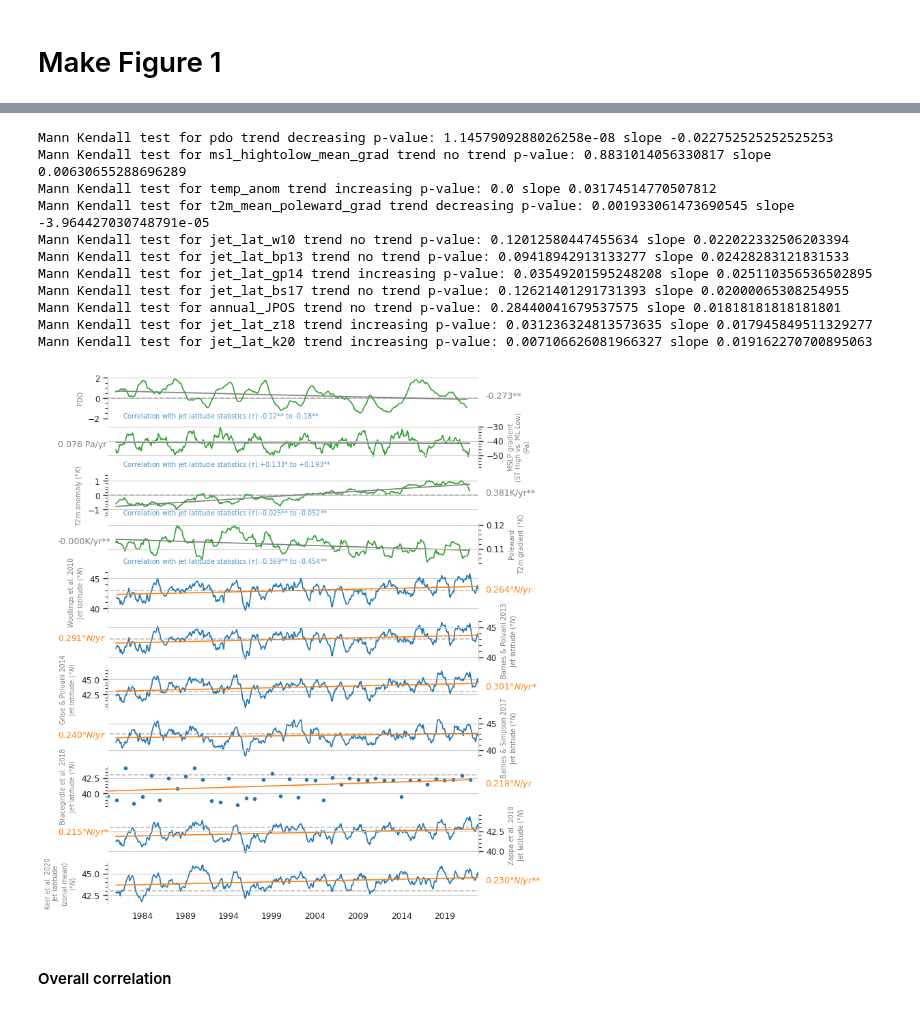
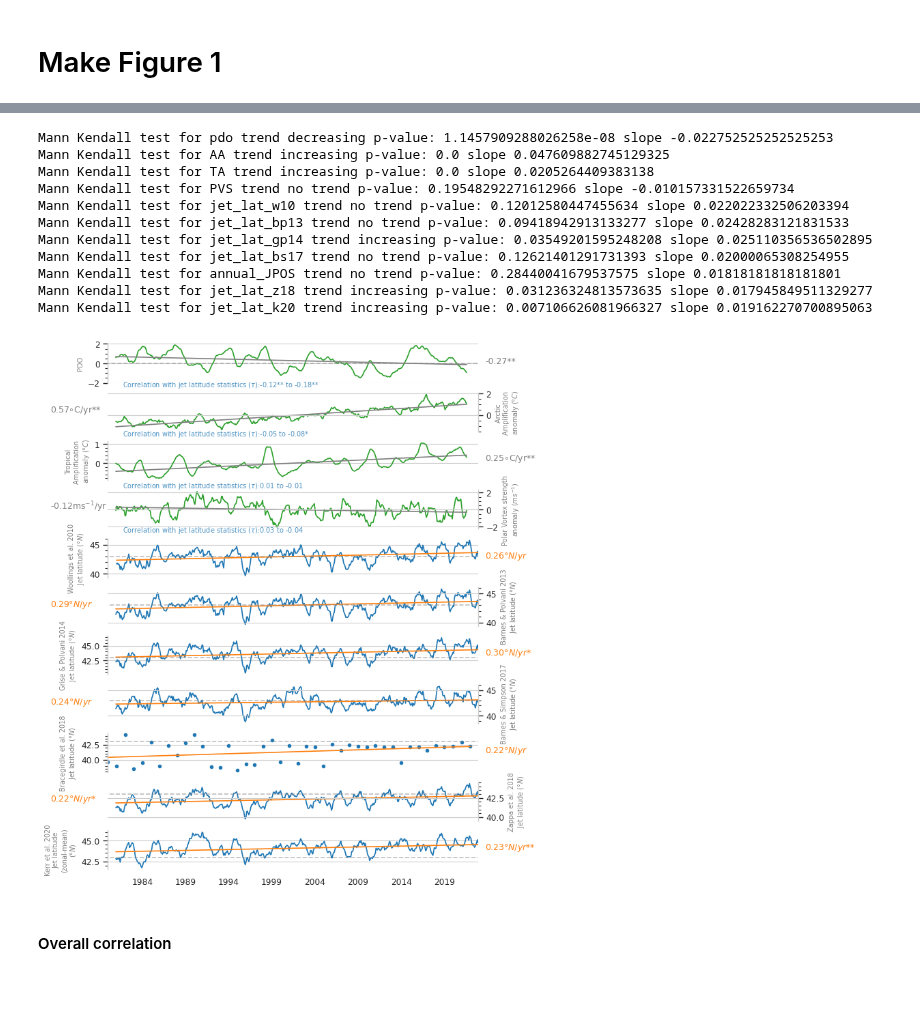
Before and after one commit to Thomasjkeel/uncertainty-in-npac-jet-shift, a Jupyter notebook: Figure_1.ipynb, the cells around one changed output, grey strips where cells are left out. Drawn from its saved outputs; the diff is of its cells as text; code cells hidden in the pictures.

```diff
--- a/Figure_1.ipynb
+++ b/Figure_1.ipynb
@@ -240,2 +104,4 @@ Wall time: 2.91 s
+# %%
+PVS_data_mean = PVS_data.mean(('longitude', 'latitude', 'level'))
 # %% [markdown]
 # Make Figure 1
@@ -259,8 +108,9 @@ clim_data
 # %%
-clim_data = pd.concat([PDO_data, npac_mslp['msl_hightolow_mean_grad'].to_dataframe()], axis=1)
-clim_data = clim_data.join(npac_t2m_mean.to_dataframe())
-clim_data['temp_anom'] = (npac_t2m_mean.groupby('time.dayofyear') - npac_t2m_mean.groupby('time.dayofyear').mean('time')).to_dataframe()['t2m']
-clim_data = clim_data.join(npac_temp['t2m_mean_poleward_grad'].to_dataframe())
+## merge all climatological data to jet statistic data
+clim_data = PDO_data
+clim_data['AA'] =  (AA_data_mean.groupby('time.dayofyear') - AA_data_mean.groupby('time.dayofyear').mean('time')).to_dataframe()['t'] # AA_data_mean['t'].to_dataframe()['t']
+clim_data['TA'] =  (TA_data_mean.groupby('time.dayofyear') - TA_data_mean.groupby('time.dayofyear').mean('time')).to_dataframe()['t'] # TA_data_mean['t'].to_dataframe()['t']
+clim_data['PVS'] =  (PVS_data_mean.groupby('time.dayofyear') - PVS_data_mean.groupby('time.dayofyear').mean('time')).to_dataframe()['u'] # PVS_data_mean['u'].to_dataframe()['u']
 all_data = pd.concat([clim_data, metric_data], axis=1)
 # %%
 def get_linear_reg_slope(data, col_name):
@@ -295,0 +152,9 @@ kendall_corr_set = kendall_corr_set[kendall_corr_set != 1]
+# %%
+all_kendall_corr = {}
+for clim_col in ['pdo', 'AA', 'TA', 'PVS']:
+    for jet_lat in ['w10', 'bp13', 'gp14', 'bs17', 'z18', 'k20']:
+        tau, p = kendalltau(all_data_1m_resampled[clim_col], all_data_1m_resampled[f'jet_lat_{jet_lat}'], nan_policy='omit')
+        all_kendall_corr[f"{clim_col}_{jet_lat}"] = [tau, p]
+# %%
+all_kendall_corr_df = pd.DataFrame(all_kendall_corr).T
+all_kendall_corr_df.columns = ['tau', 'pval']
@@ -303,11 +179,11 @@ fig, axes = plt.subplots(11, 1, figsize=(7, 10), sharex=True, \
 # all_data_rolling = all_data.rolling(window=365).mean()
 # all_data_rolling_missing_vals = all_data.rolling(window=365, min_periods=8).mean()
 # all_data_rolling['temp_anom'] = (all_data_rolling['t2m'] - all_data_rolling['t2m'].mean())
-cols_to_plot = ['pdo', 'msl_hightolow_mean_grad', 'temp_anom', 't2m_mean_poleward_grad',\
+cols_to_plot = ['pdo', 'AA', 'TA', 'PVS',\
                 'jet_lat_w10', 'jet_lat_bp13', 'jet_lat_gp14', 'jet_lat_bs17',\
                 'annual_JPOS', 'jet_lat_z18', 'jet_lat_k20'] #'jet_lat_bp15',
 
-ylabels = ["PDO", "MSLP gradient\n(ST High vs. ML Low)\n(Pa)", "T2m anomaly (${\degree K}$)", "Poleward\nT2m gradient (${\degree K}$)",\
+ylabels = ["PDO", "Arctic \nAmplification \nanomaly (${\degree C}$)", "Tropical \nAmplification \nanomaly (${\degree C}$)", "Polar Vortex strength \nanomaly ($ms^{-1}$)",\
            "Woollings et al. 2010\nJet latitude (${\degree N}$)",\
            "Barnes & Polvani 2013\nJet latitude (${\degree N}$)",\
            "Grise & Polvani 2014\nJet latitude (${\degree N}$)",\
@@ -316,25 +192,20 @@ ylabels = ["PDO", "MSLP gradient\n(ST High vs. ML Low)\n(Pa)", "T2m anomaly (${\
            "Zappa et al. 2018\nJet latitude (${\degree N}$)",\
           "Kerr et al. 2020\nJet latitude\n(zonal-mean)\n(${\degree N}$)"]
 
-slope_units = ["", " Pa/yr", "K/yr", "K/yr"]
+slope_units = ["", "${\circ}$C/yr", "${\circ}$C/yr", "ms$^{-1}$/yr"]
 
 all_data_1m_resampled['pdo'].rolling(window=WINDOW_SIZE).mean().plot(ax=axes[0], c='C2')
 axes[0].set_ylim(-2, 2)
 axes[0].hlines(0, 100, 648, alpha=.5, color='grey', linestyle='--')
-all_data_1m_resampled['msl_hightolow_mean_grad'].rolling(window=WINDOW_SIZE).mean().plot(ax=axes[1], c='C2')
-axes[1].set_ylim(-58, -30)
-all_data_1m_resampled['temp_anom'].rolling(window=WINDOW_SIZE).mean().plot(ax=axes[2], c='C2')
-axes[2].set_ylim(-1.4, 1.4)
-axes[2].hlines(0, 100, 648, alpha=.5, color='grey', linestyle='--')
-all_data_1m_resampled['t2m_mean_poleward_grad'].rolling(window=WINDOW_SIZE).mean().plot(ax=axes[3], c='C2')
+all_data_1m_resampled['AA'].rolling(window=WINDOW_SIZE).mean().plot(ax=axes[1], c='C2')
+all_data_1m_resampled['TA'].rolling(window=WINDOW_SIZE).mean().plot(ax=axes[2], c='C2')
+all_data_1m_resampled['PVS'].rolling(window=WINDOW_SIZE).mean().plot(ax=axes[3], c='C2')
 all_data_1m_resampled['jet_lat_w10'].rolling(window=WINDOW_SIZE).mean().plot(ax=axes[4], c="C0")
 all_data_1m_resampled['jet_lat_bp13'].rolling(window=WINDOW_SIZE).mean().plot(ax=axes[5], c="C0")
-# all_data_1m_resampled['jet_lat_bp15'].rolling(window=WINDOW_SIZE).mean().plot(ax=axes[6], c="C0")
 all_data_1m_resampled['jet_lat_gp14'].rolling(window=WINDOW_SIZE).mean().plot(ax=axes[6], c="C0")
 all_data_1m_resampled['jet_lat_bs17'].rolling(window=WINDOW_SIZE).mean().plot(ax=axes[7], c="C0")
 all_data_1m_resampled['annual_JPOS'].plot(ax=axes[8], marker='o', markersize=3, c="C0")
 all_data_1m_resampled['jet_lat_z18'].rolling(window=WINDOW_SIZE).mean().plot(ax=axes[9], c="C0")
-# axes[10].set_ylim(26, 42)
 all_data_1m_resampled['jet_lat_k20'].rolling(window=WINDOW_SIZE).mean().plot(ax=axes[10], c="C0")
 
 counter = 0
@@ -366,7 +237,7 @@ for ax, col_name, ylabel in zip(axes, cols_to_plot, ylabels):
     if col_name == "annual_JPOS":
         color_to_use = 'C1'
         lin_reg_line = get_linear_reg_slope(pd.DataFrame(all_data_1m_resampled[col_name]), col_name)
-        lin_reg_line.index = lin_reg_line.index + pd.DateOffset(months=11)
+        lin_reg_line.index = lin_reg_line.index + pd.DateOffset(months=12)
         lin_reg_line.plot(ax=ax, c=color_to_use, legend=False)
     elif col_name in cols_to_plot[:4]:
         color_to_use = 'C7'
@@ -401,52 +272,60 @@ for ax, col_name, ylabel in zip(axes, cols_to_plot, ylabels):
     slope_by_year = mktest.slope*12
     if counter % 2 == 1:
         ymin, ymax = twin_ax.get_ylim()
-        twin_ax.text(s=f"{slope_by_year:.3f}{slope_label}", x=twin_ax.get_xlim()[0]-70, y=(ymin + ymax)/2, fontsize=9, c=color_to_use)
+        twin_ax.text(s=f"{slope_by_year:.2f}{slope_label}", x=twin_ax.get_xlim()[0]-80, y=(ymin + ymax)/2, fontsize=9, c=color_to_use)
     else:
         ymin, ymax = ax.get_ylim()
-        ax.text(s=f"{slope_by_year:.3f}{slope_label}", x=ax.get_xlim()[-1]+10, y=(ymin + ymax)/2, fontsize=9, c=color_to_use)
+        ax.text(s=f"{slope_by_year:.2f}{slope_label}", x=ax.get_xlim()[-1]+10, y=(ymin + ymax)/2, fontsize=9, c=color_to_use)
 
     ax.grid(axis='x')
     ax.minorticks_on()
     ax.tick_params(axis='y',which='major', left=True)
     ax.tick_params(axis='y',which='minor', left=True)
     counter += 1
 
 for n in range(0, 4):
     xmin, xmax = axes[n].get_xlim()
     ymin, ymax = axes[n].get_ylim()
-    tau_min, tau_max = round(kendall_corr_set[cols_to_plot[n]].iloc[5:].min(), 3), round(kendall_corr_set[cols_to_plot[n]].iloc[5:].max(), 3)
+    tau_pval_col = all_kendall_corr_df[all_kendall_corr_df.index.str.startswith(cols_to_plot[n])]
+    tau_min, tau_min_pval = tau_pval_col['tau'].min(), tau_pval_col.iloc[tau_pval_col['tau'].argmin()]['pval']
+    tau_max, tau_max_pval = tau_pval_col['tau'].max(), tau_pval_col.iloc[tau_pval_col['tau'].argmax()]['pval']
+    min_asterix, max_asterix = "", ""
+    if tau_min_pval < 0.05:
+        min_asterix += "*"
+    if tau_min_pval < 0.01:
+        min_asterix += "*"
+    if tau_max_pval < 0.05:
+        max_asterix += "*"
+    if tau_max_pval < 0.01:
+        max_asterix += "*"
     if abs(tau_min) > abs(tau_max):
-        axes[n].text(s="Correlation with jet latitude statistics "+r"($\tau$):"+f"{tau_max}** to {tau_min}**", x=xmin+20, y=ymin-(abs(ymin)//10), fontsize=7, c='C0', alpha=.8)
+        axes[n].text(s="Correlation with jet latitude statistics "+r"($\tau$):"+f"{tau_max:.2f}{max_asterix} to {tau_min:.2f}{min_asterix}", x=xmin+20, y=ymin-.4, fontsize=7, c='C0', alpha=.8)
     else:
-        asterixs = "**"
-        if n == 1:
-            asterixs = "*"
-        axes[n].text(s="Correlation with jet latitude statistics "+r"($\tau$):"+f"+{tau_min}{asterixs} to +{tau_max}**", x=xmin+20, y=ymin, fontsize=7, c='C0', alpha=.8)
+        axes[n].text(s="Correlation with jet latitude statistics "+r"($\tau$):"+f"+{tau_min:.2f}{min_asterix} to +{tau_max:.2f}{max_asterix}", x=xmin+20, y=ymin-.4, fontsize=7, c='C0', alpha=.8)
 
 for n in range(4, 11):
     if n % 2 != 1:
         axes[n].hlines(43, 0, 680, color='gray', alpha=0.5, linestyle='--')
 
 # for ax in axes:
 #     ax.set_xlim(134, 628)
 
 axes[-1].set_xlabel("")
-fig.subplots_adjust(hspace=0.2)
+fig.subplots_adjust(hspace=0.25)
 # fig.savefig('figures/figure_1.png', dpi=300, bbox_inches='tight', transparent=False)
 # %% [output]
 Mann Kendall test for pdo trend decreasing p-value: 1.1457909288026258e-08 slope -0.022752525252525253
-Mann Kendall test for msl_hightolow_mean_grad trend no trend p-value: 0.8831014056330817 slope 0.00630655288696289
-Mann Kendall test for temp_anom trend increasing p-value: 0.0 slope 0.03174514770507812
-Mann Kendall test for t2m_mean_poleward_grad trend decreasing p-value: 0.001933061473690545 slope -3.964427030748791e-05
+Mann Kendall test for AA trend increasing p-value: 0.0 slope 0.047609882745129325
+Mann Kendall test for TA trend increasing p-value: 0.0 slope 0.0205264409383138
+Mann Kendall test for PVS trend no trend p-value: 0.19548292271612966 slope -0.010157331522659734
 Mann Kendall test for jet_lat_w10 trend no trend p-value: 0.12012580447455634 slope 0.022022332506203394
 Mann Kendall test for jet_lat_bp13 trend no trend p-value: 0.09418942913133277 slope 0.02428283121831533
 Mann Kendall test for jet_lat_gp14 trend increasing p-value: 0.03549201595248208 slope 0.025110356536502895
 Mann Kendall test for jet_lat_bs17 trend no trend p-value: 0.12621401291731393 slope 0.02000065308254955
 Mann Kendall test for annual_JPOS trend no trend p-value: 0.28440041679537575 slope 0.01818181818181801
 Mann Kendall test for jet_lat_z18 trend increasing p-value: 0.031236324813573635 slope 0.017945849511329277
 Mann Kendall test for jet_lat_k20 trend increasing p-value: 0.007106626081966327 slope 0.019162270700895063
-[figure, old version]
+[figure, new version]
 # %% [markdown]
 #### Overall correlation
 # %%
```
Also changed, not shown: parts of 31 cells of this notebook, 2 other files.
